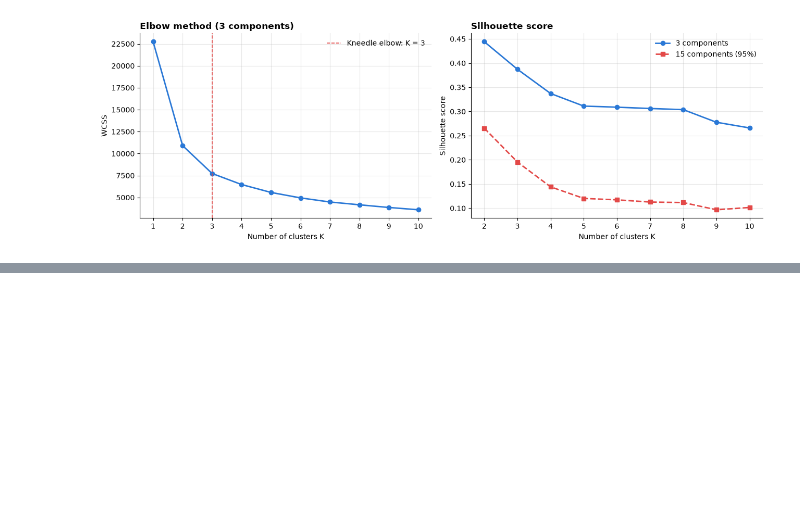
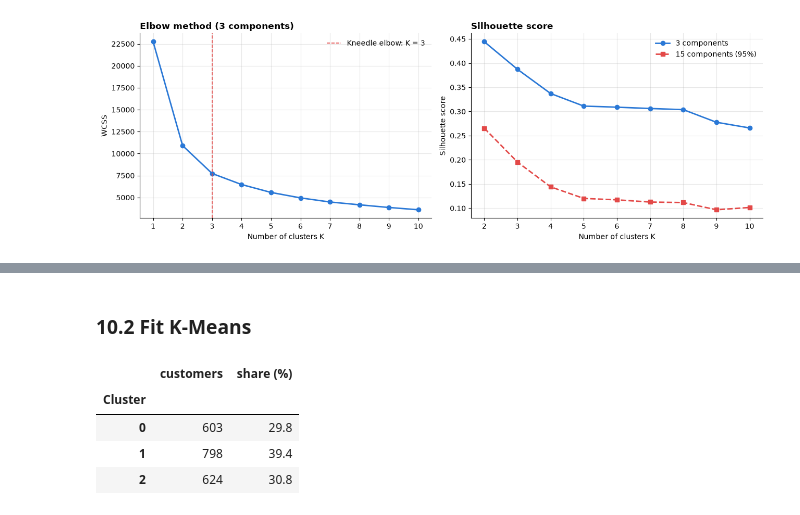
Before and after one commit to nadiagul01/customer-segmentation, a Jupyter notebook: notebooks/customer_segmentation.ipynb, the cells around one changed output, grey strips where cells are left out. Saved outputs shown, nothing was run; the diff lists cells and outputs as text; code cells hidden in the pictures; blank space fills up the shorter version.

```diff
--- a/notebooks/customer_segmentation.ipynb
+++ b/notebooks/customer_segmentation.ipynb
@@ -763,0 +807,14 @@ plt.show()
+# %% [markdown]
+### 10.2 Fit K-Means
+# %%
+kmeans = KMeans(n_clusters=FINAL_K, n_init=10, random_state=RANDOM_STATE).fit(X_pca3)
+df["Cluster"] = kmeans.labels_
+
+sizes = df["Cluster"].value_counts().sort_index()
+pd.DataFrame({"customers": sizes, "share (%)": (sizes / len(df) * 100).round(1)})
+# %% [output]
+|  | customers | share (%) |
+| Cluster |  |  |
+| 0 | 603 | 29.8 |
+| 1 | 798 | 39.4 |
+| 2 | 624 | 30.8 |
```
Also changed, not shown: parts of 8 cells of this notebook.
